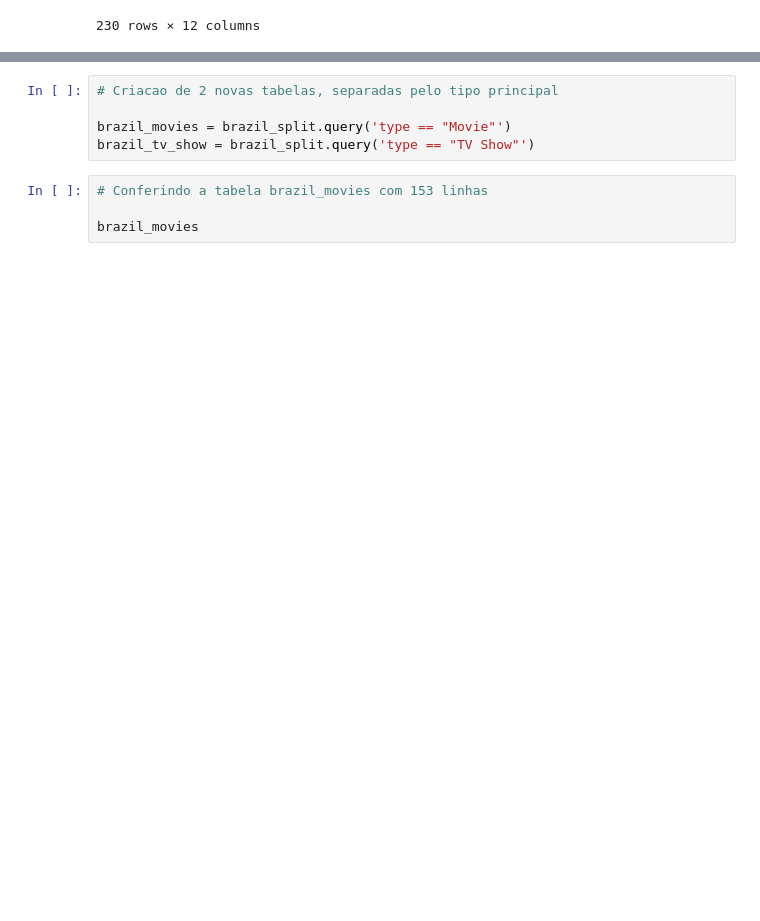
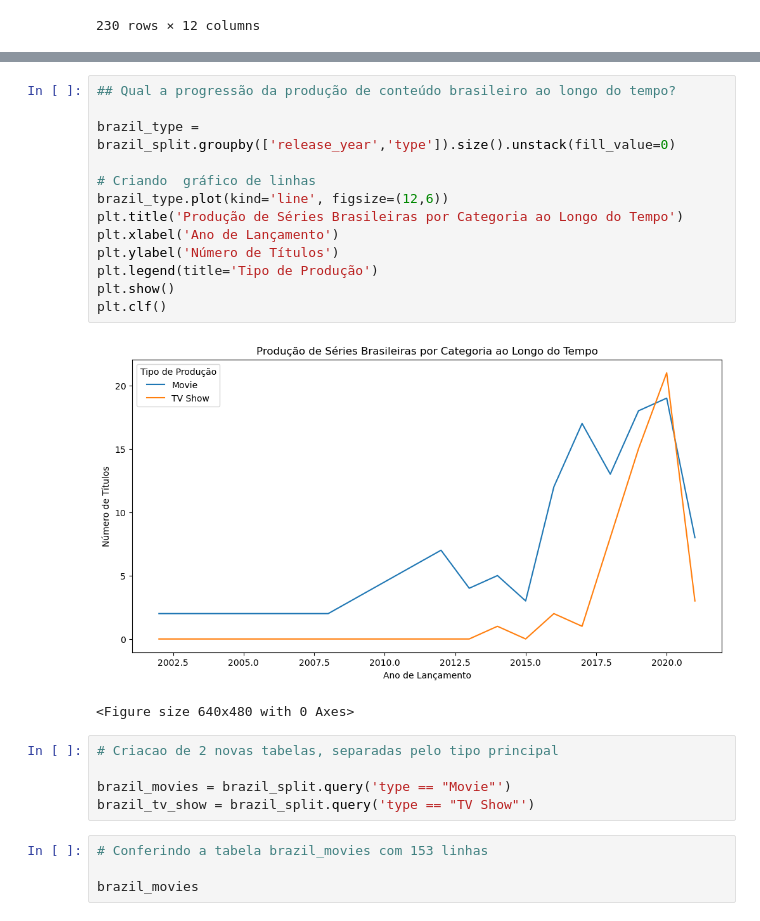
Before and after one commit to fernandococco/brazil_netflix, a Jupyter notebook: brazil_content.ipynb, the cells around one changed output, grey strips where cells are left out. Drawn from its saved outputs; the diff is of its cells as text; blank space fills up the shorter version.

```diff
--- a/brazil_content.ipynb
+++ b/brazil_content.ipynb
@@ -257,3 +295,19 @@ Name: listed_in, dtype: int64
+# %%
+## Qual a progressão da produção de conteúdo brasileiro ao longo do tempo?
+
+brazil_type = brazil_split.groupby(['release_year','type']).size().unstack(fill_value=0)
+
+# Criando  gráfico de linhas
+brazil_type.plot(kind='line', figsize=(12,6))
+plt.title('Produção de Séries Brasileiras por Categoria ao Longo do Tempo')
+plt.xlabel('Ano de Lançamento')
+plt.ylabel('Número de Títulos')
+plt.legend(title='Tipo de Produção')
+plt.show()
+plt.clf()
+# %% [output]
+[figure, added]
+<Figure size 640x480 with 0 Axes>
 # %%
 # Criacao de 2 novas tabelas, separadas pelo tipo principal
 
```
Also changed, not shown: parts of 28 cells of this notebook.
